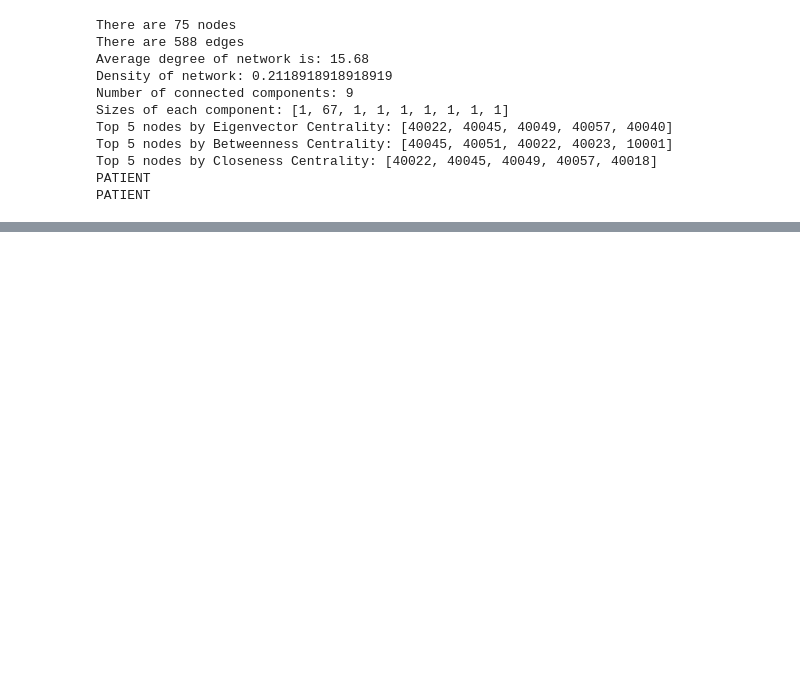
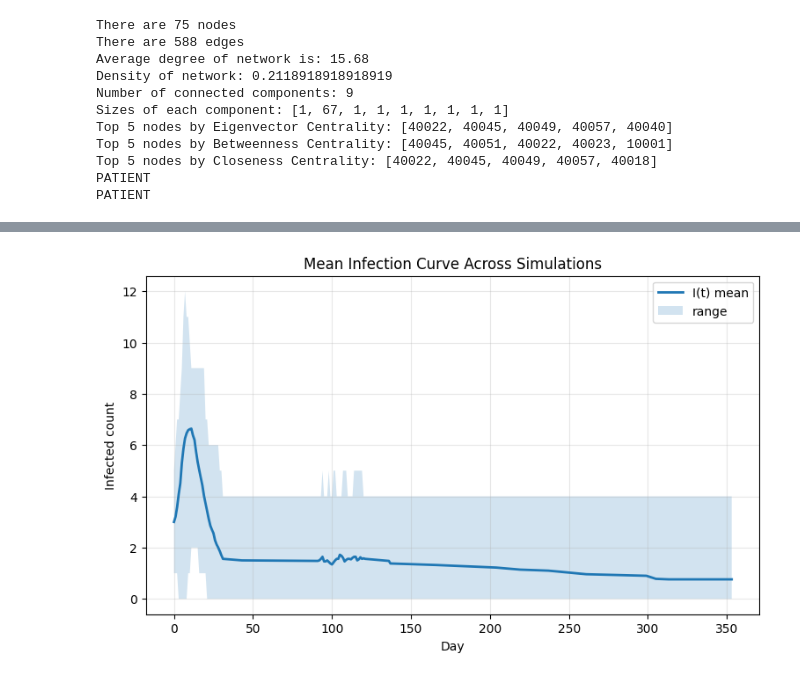
Before and after one commit to leehaesol93/BIOL-4559-Project, a Jupyter notebook: Simulation-maskingandtotaloutbreak.ipynb, the cells around one changed output, grey strips where cells are left out. Drawn from its saved outputs; the diff is of its cells as text; code cells hidden in the pictures; blank space fills up the shorter version.

```diff
--- a/Simulation-maskingandtotaloutbreak.ipynb
+++ b/Simulation-maskingandtotaloutbreak.ipynb
@@ -1188,0 +1305,25 @@ plt.show()
+# %%
+# Collect all epidemic curves
+epi_list = [run_original_simulation(roster, agents_df, seed=1000+r)["epi"]
+            for r in range(n_runs)]
+
+# Convert to numpy arrays
+S_all = np.array([df["S"].values for df in epi_list])
+I_all = np.array([df["I"].values for df in epi_list])
+R_all = np.array([df["R"].values for df in epi_list])
+
+days = epi_list[0]["day"].values
+
+# Plot average I(t)
+plt.figure(figsize=(9,5))
+plt.plot(days, I_all.mean(axis=0), label="I(t) mean", linewidth=2)
+plt.fill_between(days, I_all.min(axis=0), I_all.max(axis=0), alpha=0.2, label="range")
+
+plt.xlabel("Day")
+plt.ylabel("Infected count")
+plt.title("Mean Infection Curve Across Simulations")
+plt.legend()
+plt.grid(alpha=0.3)
+plt.show()
+# %% [output]
+[figure, added]
```
Also changed, not shown: parts of 15 cells of this notebook.
